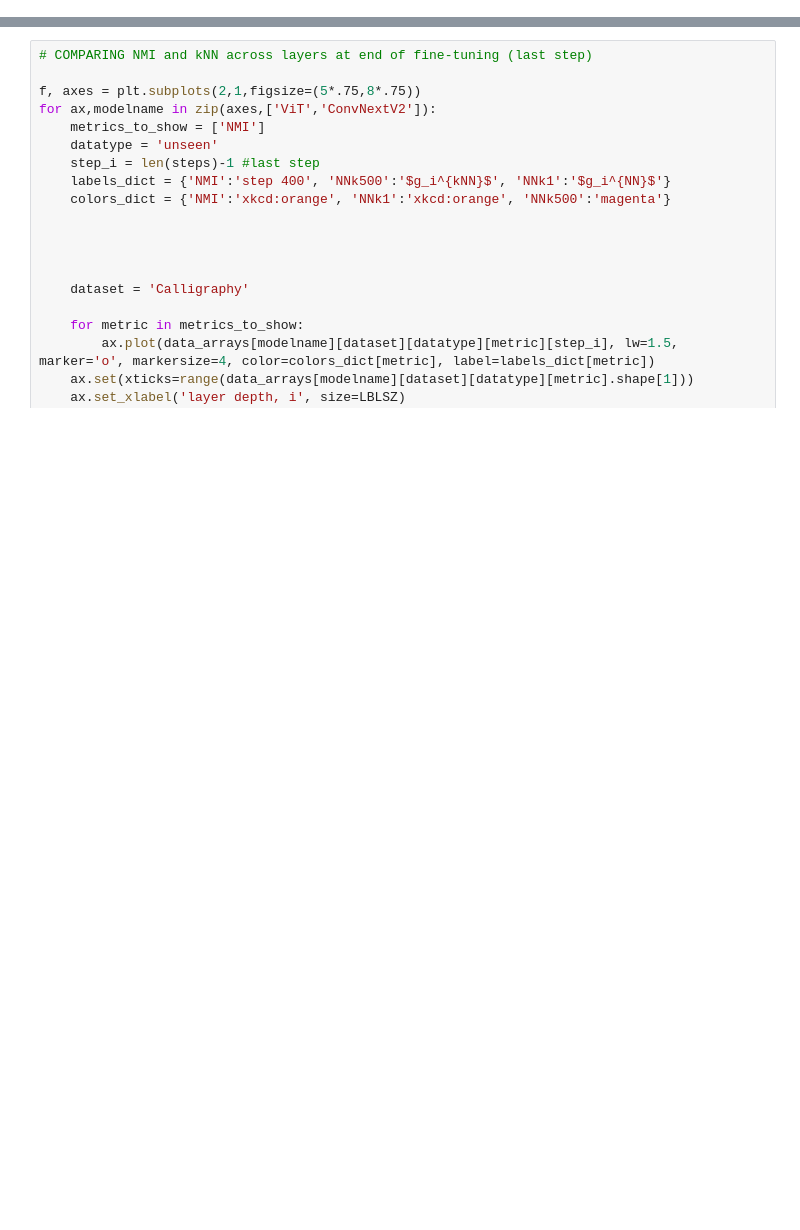
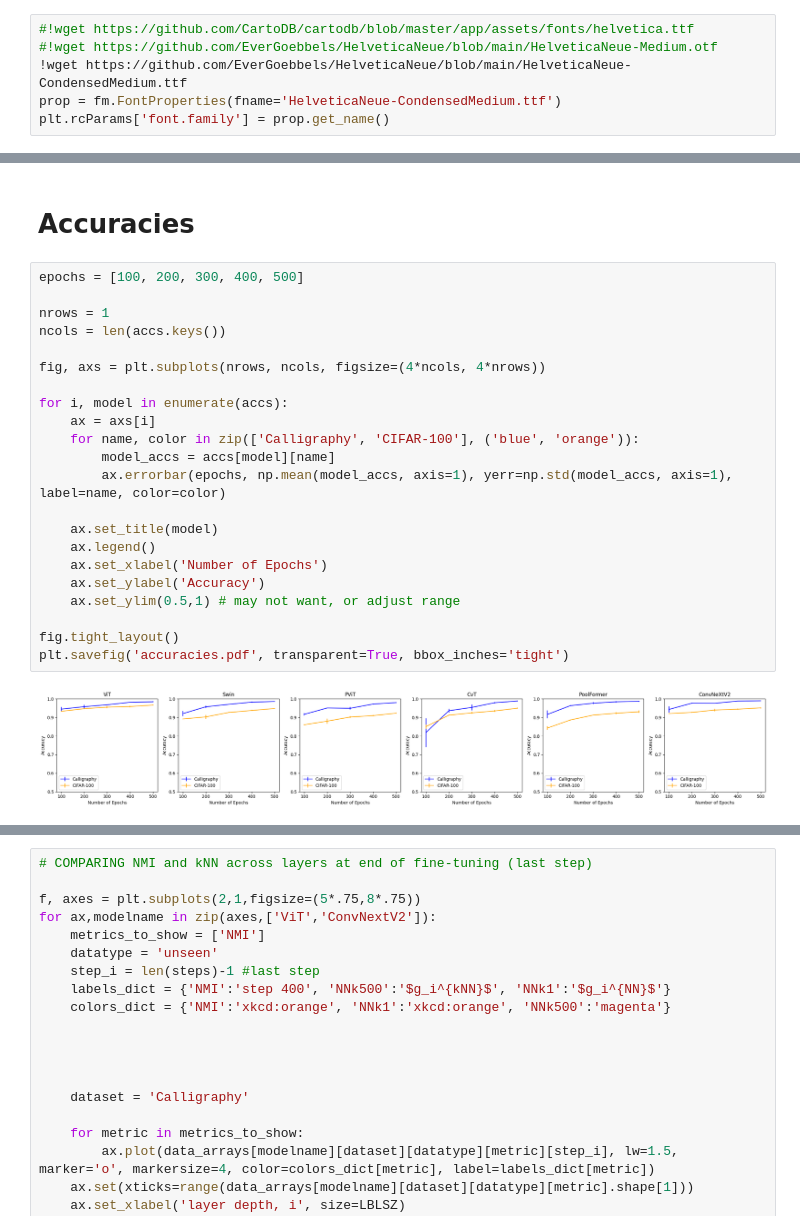
Before and after one commit to dyballa/generalization, a Jupyter notebook: plot g results.ipynb, the cells around one changed output, grey strips where cells are left out. Saved outputs shown, nothing was run; the diff lists cells and outputs as text; blank space fills up the shorter version.

```diff
--- a/plot g results.ipynb
+++ b/plot g results.ipynb
@@ -24,0 +52,6 @@ accs = {'ResNet':{'Calligraphy':[0.04, .602, .835, .903, .909, .942, .952],
+# %%
+#!wget https://github.com/CartoDB/cartodb/blob/master/app/assets/fonts/helvetica.ttf
+#!wget https://github.com/EverGoebbels/HelveticaNeue/blob/main/HelveticaNeue-Medium.otf
+!wget https://github.com/EverGoebbels/HelveticaNeue/blob/main/HelveticaNeue-CondensedMedium.ttf
+prop = fm.FontProperties(fname='HelveticaNeue-CondensedMedium.ttf')
+plt.rcParams['font.family'] = prop.get_name()
@@ -24,0 +79,26 @@ accs = {'ResNet':{'Calligraphy':[0.04, .602, .835, .903, .909, .942, .952],
+# %% [markdown]
+# Accuracies
+# %%
+epochs = [100, 200, 300, 400, 500]
+
+nrows = 1
+ncols = len(accs.keys())
+
+fig, axs = plt.subplots(nrows, ncols, figsize=(4*ncols, 4*nrows))
+
+for i, model in enumerate(accs):
+    ax = axs[i]
+    for name, color in zip(['Calligraphy', 'CIFAR-100'], ('blue', 'orange')):
+        model_accs = accs[model][name]
+        ax.errorbar(epochs, np.mean(model_accs, axis=1), yerr=np.std(model_accs, axis=1), label=name, color=color)
+
+    ax.set_title(model)
+    ax.legend()
+    ax.set_xlabel('Number of Epochs')
+    ax.set_ylabel('Accuracy')
+    ax.set_ylim(0.5,1) # may not want, or adjust range
+
+fig.tight_layout()
+plt.savefig('accuracies.pdf', transparent=True, bbox_inches='tight')
+# %% [output]
+[figure, added]
```
Also changed, not shown: parts of 16 cells of this notebook, 1 other file.
